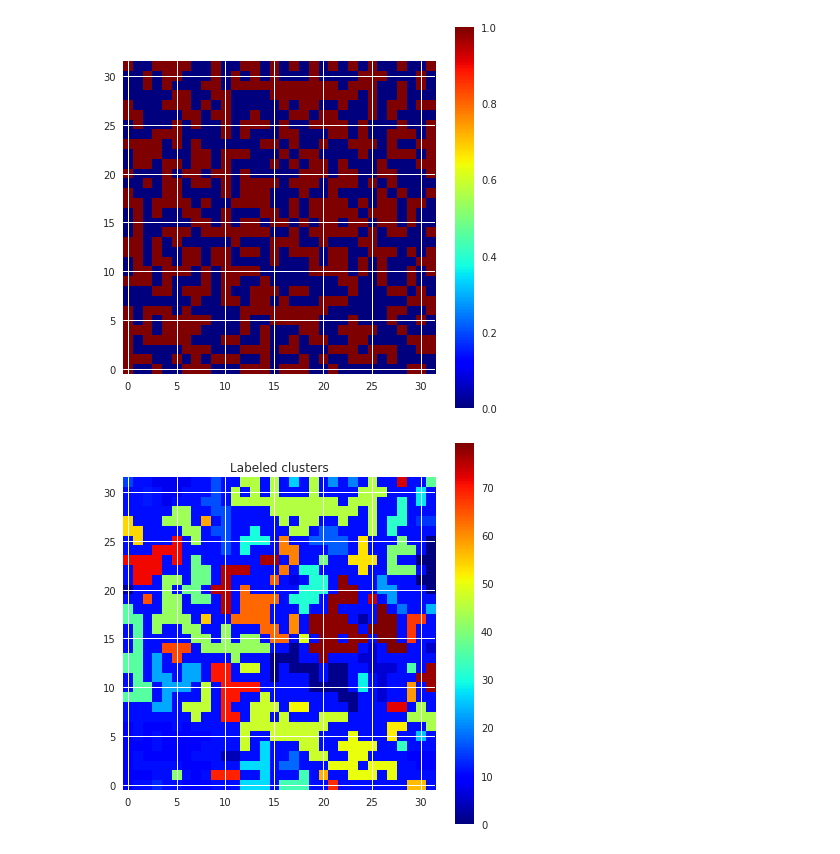
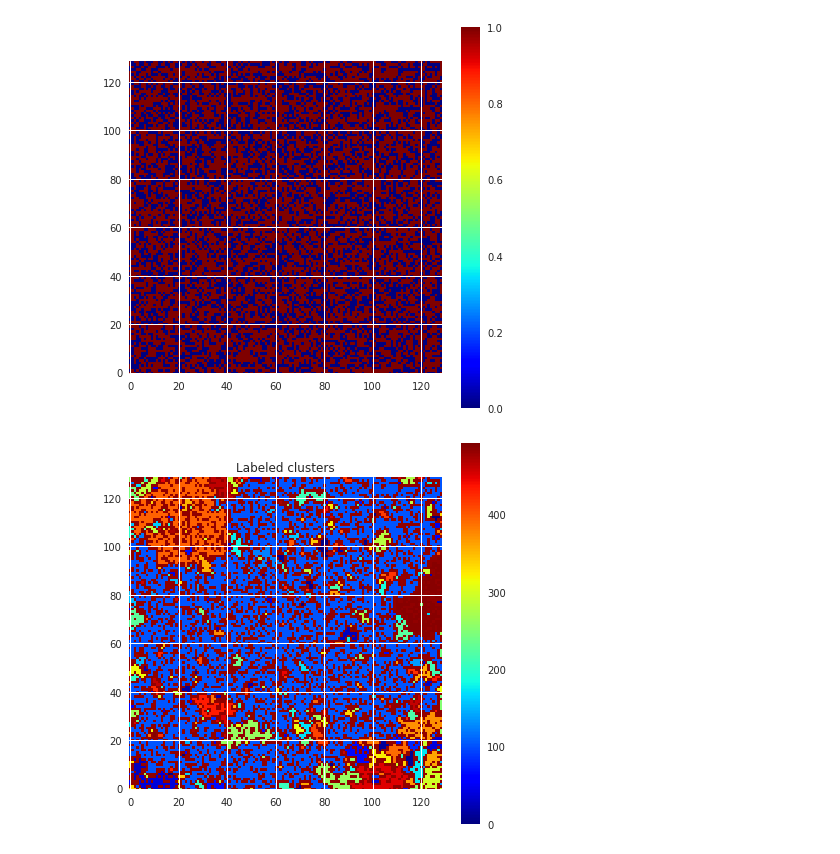
Before and after one commit to pauliwu/FYS4460, a Jupyter notebook: Project4/correlation.ipynb, the cells around one changed output. Saved outputs shown, nothing was run; the diff lists cells and outputs as text; code cells hidden in the pictures.

```diff
--- a/Project4/correlation.ipynb
+++ b/Project4/correlation.ipynb
@@ -11,18 +38,19 @@ rcParams['figure.figsize'] = [7, 7]
 # %%
 from methods import *
 
-ds_steps = 5
-p = 0.5
+p = 0.433802206662
+ds_steps = 7
 max_rnd = 1.0
 plot_type = '3d'
+max_index = 2**ds_steps
 
-max_index = 2**ds_steps
 seeded_map = f_seed_grid(2**ds_steps+1, max_rnd)
 final_height_map = f_dsmain(seeded_map, ds_steps, max_index, max_rnd)
 
+#final_height_map = gaussian_filter(final_height_map, sigma=1)
 final_height_map += abs(final_height_map.min())
 final_height_map /= abs(final_height_map.max())
 
-final_blurred = gaussian_filter(final_height_map, sigma=0)
-f_plotting(final_blurred, max_index, plot_type)
+f_plotting(final_height_map, max_index, plot_type)
+show()
 # %% [output]
@@ -59,13 +87,13 @@ show()
 # %%
-L = 2**ds_steps
+L = 2**ds_steps + 1
 r = rand(L,L)
 z = r < p
 
 imshow(z, origin='lower', interpolation='nearest', cmap='jet')
 colorbar()
 show()
 # %% [output]
-[figure, old version]
+[figure, new version]
 # %%
 lw, num = measurements.label(z)
 
@@ -77,7 +105,7 @@ colorbar()
 title("Labeled clusters")
 show()
 # %% [output]
-[figure, old version]
+[figure, new version]
 # %%
 area = measurements.sum(z, lw, index=arange(lw.max() + 1))
 areaImg = area[lw]
```
Also changed, not shown: parts of 8 cells of this notebook, 5 other files.
